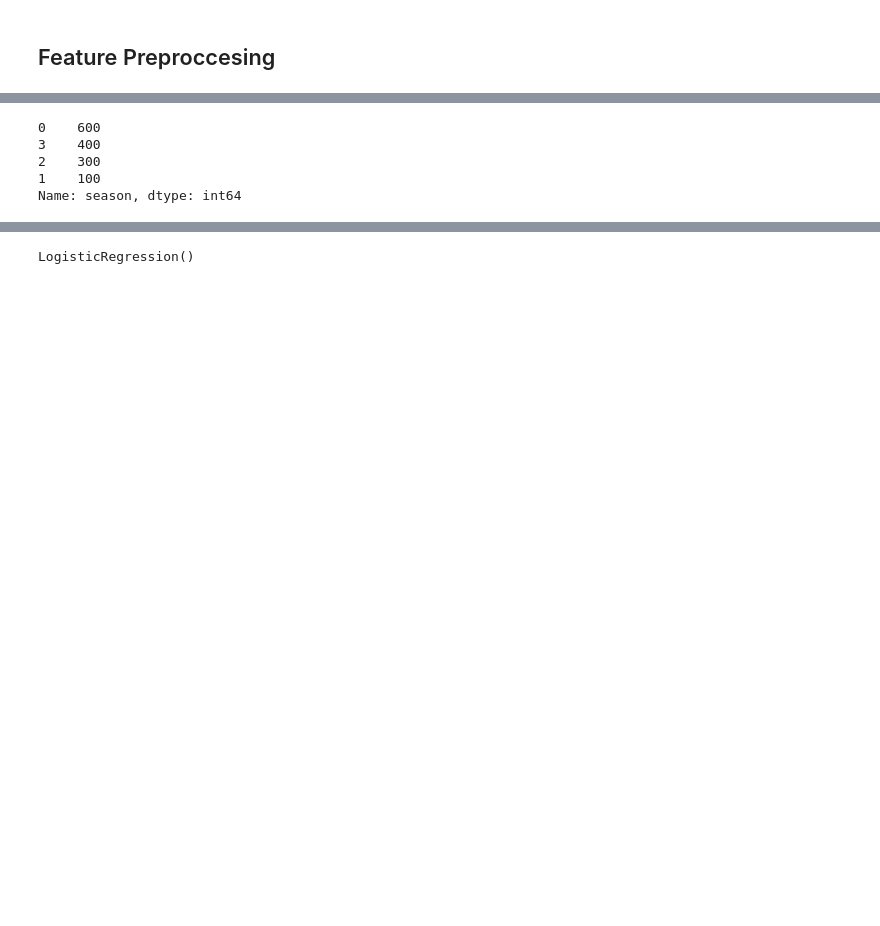
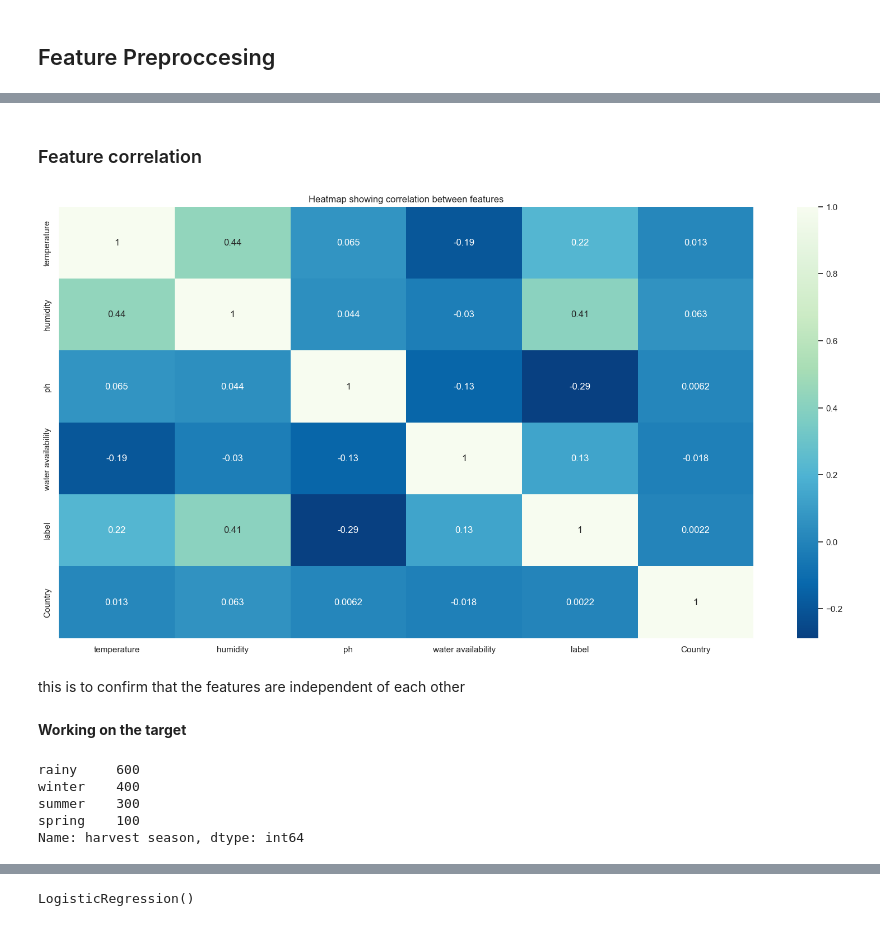
Before and after one commit to Klusterthon-48/farm-fuse-ml, a Jupyter notebook: Modeling.ipynb, the cells around one changed output, grey strips where cells are left out. Cells and saved outputs as stored; diff of their text form; code cells hidden in the pictures; blank space fills up the shorter version.

```diff
--- a/Modeling.ipynb
+++ b/Modeling.ipynb
@@ -179,9 +171,15 @@ features.head()
-# %%
-features['season'].value_counts()
-# %% [output]
-0    600
-3    400
-2    300
-1    100
-Name: season, dtype: int64
+# %% [markdown]
+### Feature correlation
+# %%
+plt.figure(figsize=(20,10))
+sns.heatmap(features.corr(), annot=True, cmap='GnBu_r')
+plt.title('Heatmap showing correlation between features')
+
+plt.show()
+# %% [output]
+[figure, added]
+# %% [markdown]
+this is to confirm that the features are independent of each other
+# %% [markdown]
+**Working on the target**
 # %%
@@ -188,0 +187,8 @@ y = model_data['harvest season'].replace({'rainy' : 0, 'spring':1, 'summer':2, '
+# %%
+model_data['harvest season'].value_counts()
+# %% [output]
+rainy     600
+winter    400
+summer    300
+spring    100
+Name: harvest season, dtype: int64
```
Also changed, not shown: parts of 43 cells of this notebook, 11 other files.
